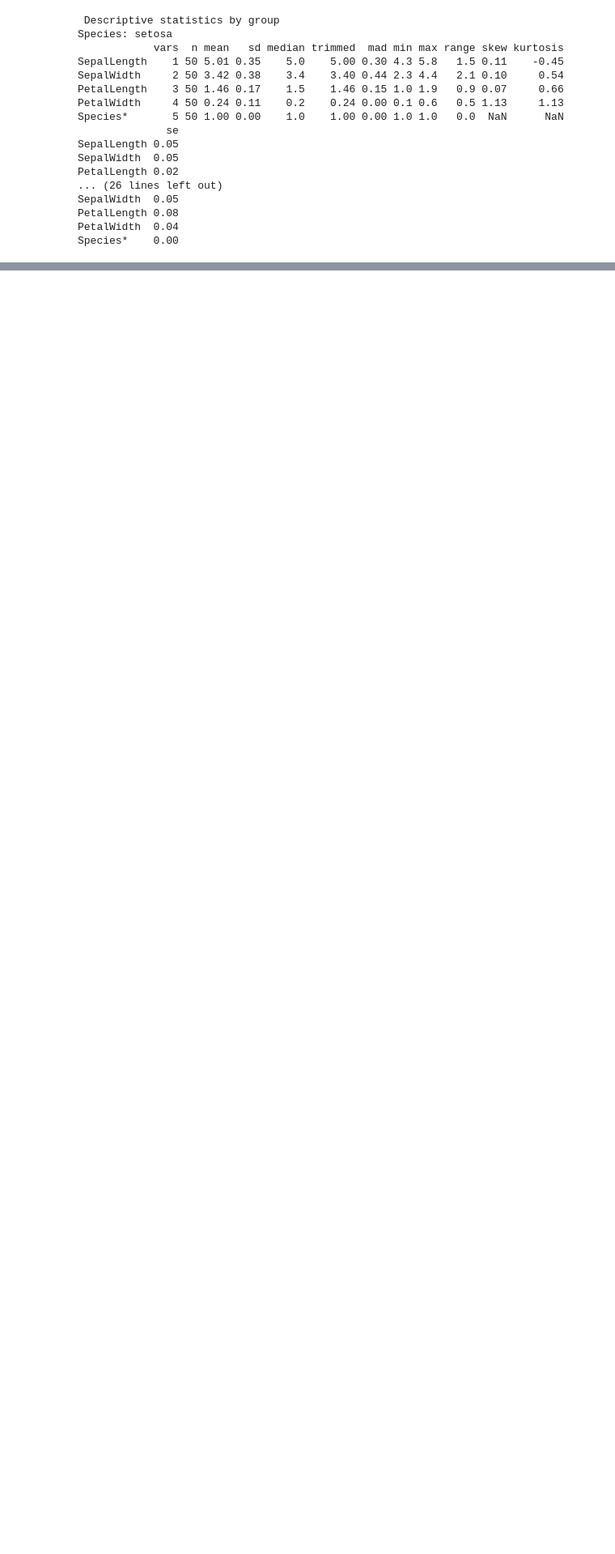
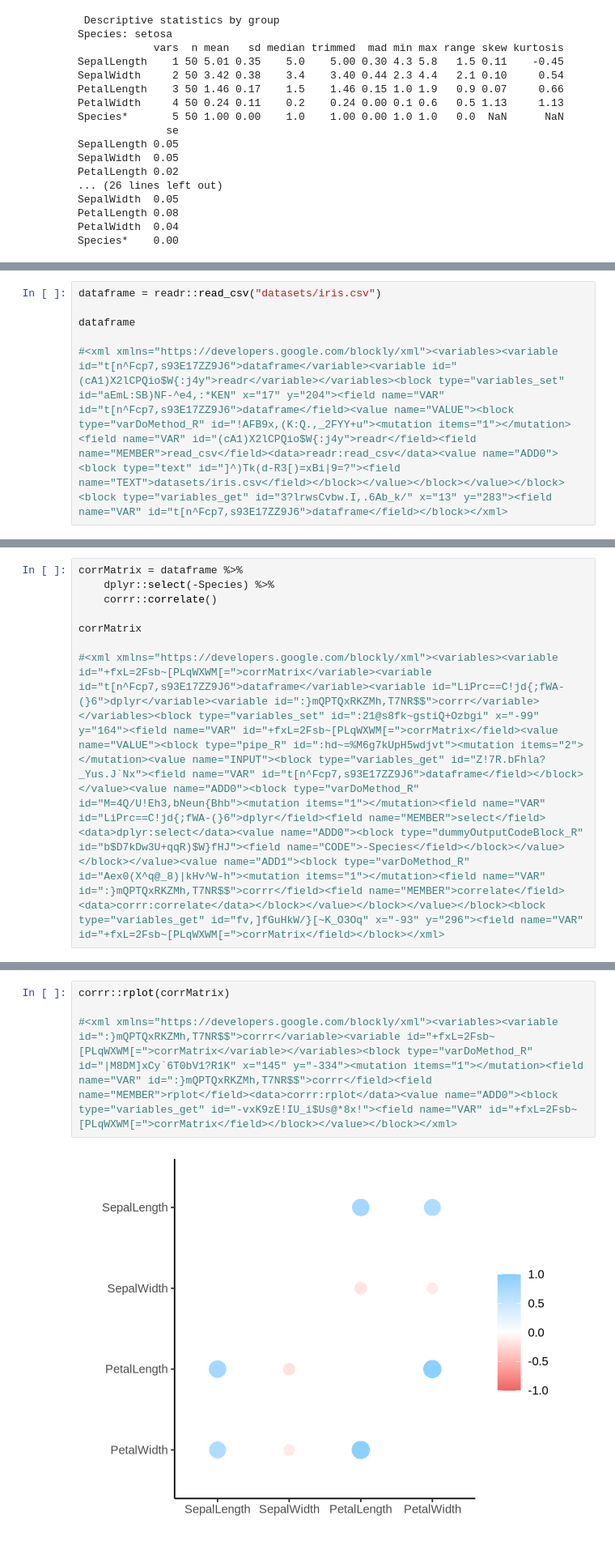
Before and after one commit to memphis-iis/datawhys-content-r-basic-blocks-workshop, a Jupyter notebook: datawhys-content-r-basic-blocks-workshop.ipynb, the cells around one changed output, grey strips where cells are left out. Shown at 81% size. Drawn from its saved outputs; the diff is of its cells as text; blank space fills up the shorter version.

```diff
--- a/datawhys-content-r-basic-blocks-workshop.ipynb
+++ b/datawhys-content-r-basic-blocks-workshop.ipynb
@@ -1312,0 +1360,6 @@ https://github.com/memphis-iis/datawhys-content-notebooks-r/blob/3a35228bbbf394f
+# %%
+dataframe = readr::read_csv("datasets/iris.csv")
+
+dataframe
+
+#<xml xmlns="https://developers.google.com/blockly/xml"><variables><variable id="t[n^Fcp7,s93E17ZZ9J6">dataframe</variable><variable id="(cA1)X2lCPQio$W{:j4y">readr</variable></variables><block type="variables_set" id="aEmL:SB)NF-^e4,:*KEN" x="17" y="204"><field name="VAR" id="t[n^Fcp7,s93E17ZZ9J6">dataframe</field><value name="VALUE"><block type="varDoMethod_R" id="!AFB9x,(K:Q.,_2FYY+u"><mutation items="1"></mutation><field name="VAR" id="(cA1)X2lCPQio$W{:j4y">readr</field><field name="MEMBER">read_csv</field><data>readr:read_csv</data><value name="ADD0"><block type="text" id="]^)Tk(d-R3[)=xBi|9=?"><field name="TEXT">datasets/iris.csv</field></block></value></block></value></block><block type="variables_get" id="3?lrwsCvbw.I,.6Ab_k/" x="13" y="283"><field name="VAR" id="t[n^Fcp7,s93E17ZZ9J6">dataframe</field></block></xml>
@@ -1312,0 +1458,8 @@ https://github.com/memphis-iis/datawhys-content-notebooks-r/blob/3a35228bbbf394f
+# %%
+corrMatrix = dataframe %>%
+    dplyr::select(-Species) %>%
+    corrr::correlate()
+
+corrMatrix
+
+#<xml xmlns="https://developers.google.com/blockly/xml"><variables><variable id="+fxL=2Fsb~[PLqWXWM[=">corrMatrix</variable><variable id="t[n^Fcp7,s93E17ZZ9J6">dataframe</variable><variable id="LiPrc==C!jd{;fWA-(}6">dplyr</variable><variable id=":}mQPTQxRKZMh,T7NR$$">corrr</variable></variables><block type="variables_set" id=":21@s8fk~gstiQ+Ozbgi" x="-99" y="164"><field name="VAR" id="+fxL=2Fsb~[PLqWXWM[=">corrMatrix</field><value name="VALUE"><block type="pipe_R" id=":hd~=%M6g7kUpH5wdjvt"><mutation items="2"></mutation><value name="INPUT"><block type="variables_get" id="Z!7R.bFhla?_Yus.J`Nx"><field name="VAR" id="t[n^Fcp7,s93E17ZZ9J6">dataframe</field></block></value><value name="ADD0"><block type="varDoMethod_R" id="M=4Q/U!Eh3,bNeun{Bhb"><mutation items="1"></mutation><field name="VAR" id="LiPrc==C!jd{;fWA-(}6">dplyr</field><field name="MEMBER">select</field><data>dplyr:select</data><value name="ADD0"><block type="dummyOutputCodeBlock_R" id="b$D7kDw3U+qqR)$W}fHJ"><field name="CODE">-Species</field></block></value></block></value><value name="ADD1"><block type="varDoMethod_R" id="Aex0(X^q@_8)|kHv^W-h"><mutation items="1"></mutation><field name="VAR" id=":}mQPTQxRKZMh,T7NR$$">corrr</field><field name="MEMBER">correlate</field><data>corrr:correlate</data></block></value></block></value></block><block type="variables_get" id="fv,]fGuHkW/}[~K_O3Oq" x="-93" y="296"><field name="VAR" id="+fxL=2Fsb~[PLqWXWM[=">corrMatrix</field></block></xml>
@@ -1312,0 +1506,6 @@ https://github.com/memphis-iis/datawhys-content-notebooks-r/blob/3a35228bbbf394f
+# %%
+corrr::rplot(corrMatrix)
+
+#<xml xmlns="https://developers.google.com/blockly/xml"><variables><variable id=":}mQPTQxRKZMh,T7NR$$">corrr</variable><variable id="+fxL=2Fsb~[PLqWXWM[=">corrMatrix</variable></variables><block type="varDoMethod_R" id="|M8DM]xCy`6T0bV1?R1K" x="145" y="-334"><mutation items="1"></mutation><field name="VAR" id=":}mQPTQxRKZMh,T7NR$$">corrr</field><field name="MEMBER">rplot</field><data>corrr:rplot</data><value name="ADD0"><block type="variables_get" id="-vxK9zE!IU_i$Us@*8x!"><field name="VAR" id="+fxL=2Fsb~[PLqWXWM[=">corrMatrix</field></block></value></block></xml>
+# %% [output]
+[figure, added]
```
Also changed, not shown: parts of 54 cells of this notebook, 11 other files.
